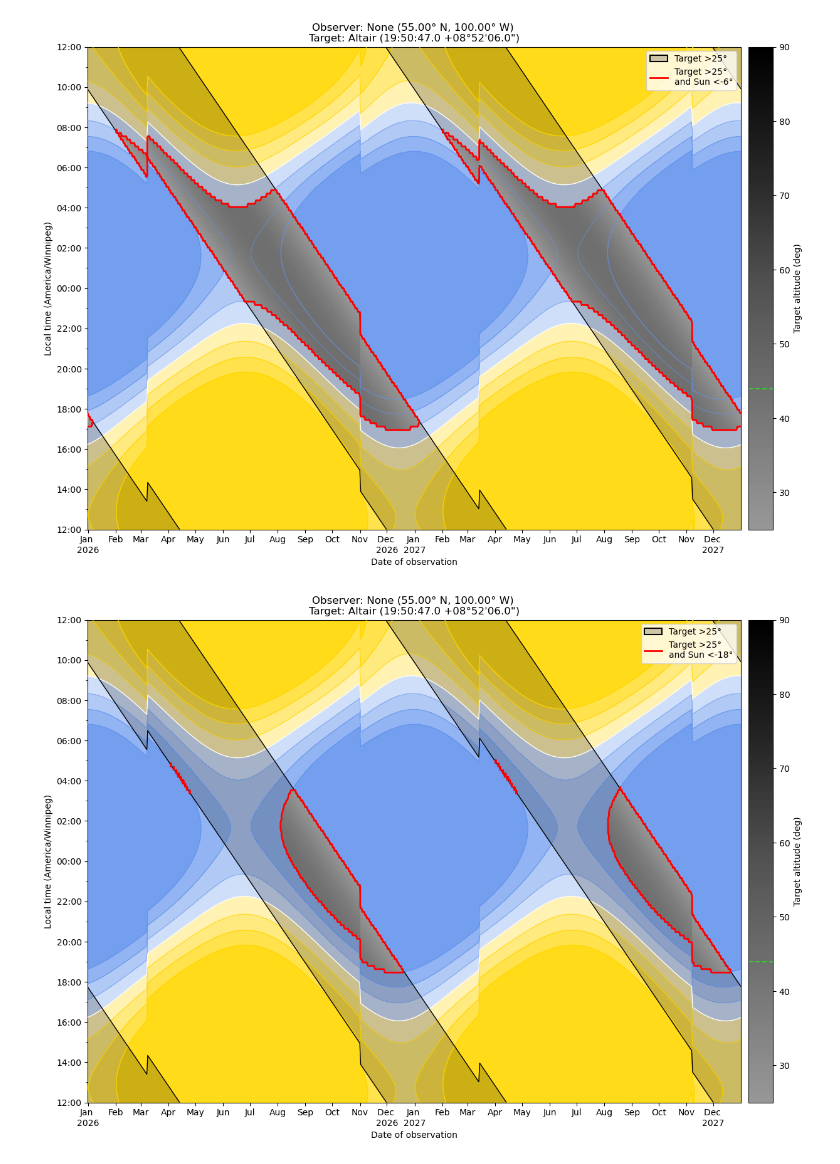
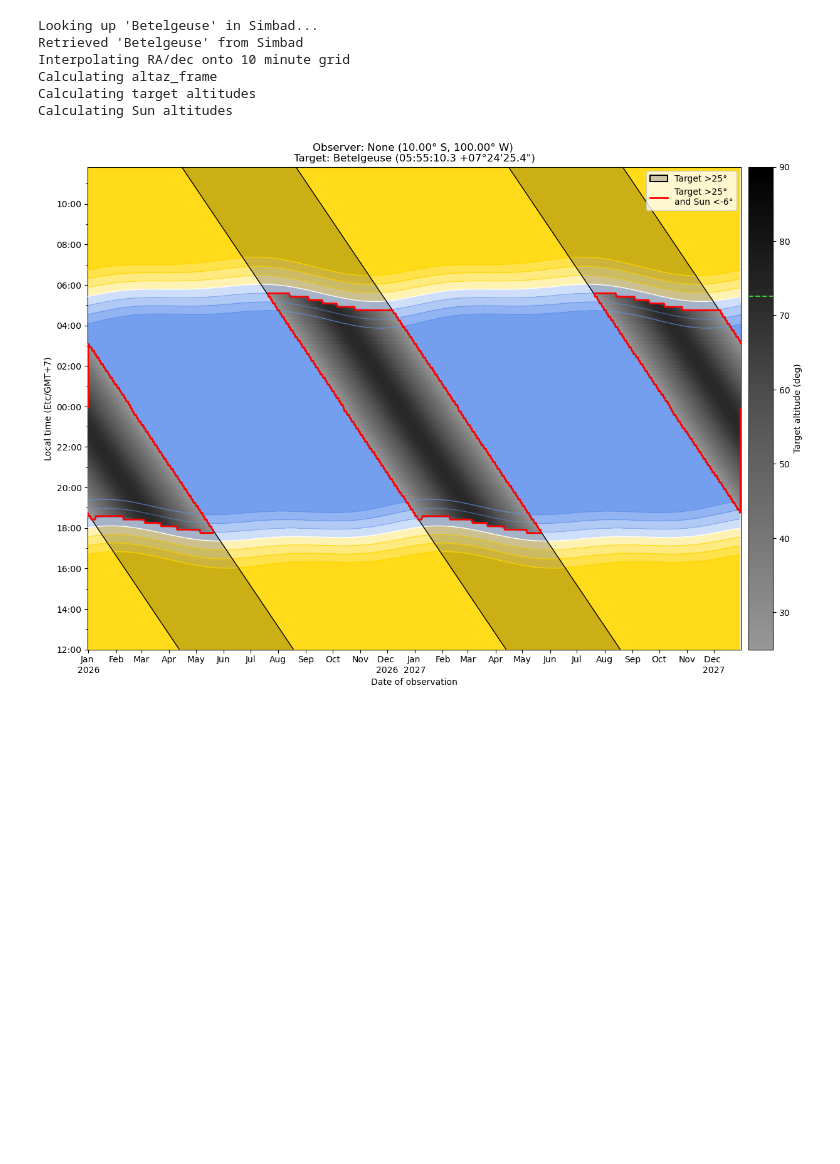
Before and after one commit to johnmomberg/Visibility_Planner, a Jupyter notebook: examples.ipynb, the cells around one changed output. Drawn from its saved outputs; the diff is of its cells as text; code cells hidden in the pictures; blank space fills up the shorter version.

```diff
--- a/examples.ipynb
+++ b/examples.ipynb
@@ -110,15 +107,21 @@ Done.
 # %%
-# Example 6: Altair, but seen from farther north
+# Example 6: Betelgeuse, but seen from southern hemisphere
 
-Observer = src.get_observer(lat_long_tuple=(55, -100))
-Target = src.get_target(target_name="Altair")
-dates, times, target_alt, sun_alt = src.calc_visibility(Observer, Target)
+observer = src.get_observer(lat_long_tuple=(-10, -100))
+target = src.get_target(target_name="Betelgeuse")
 
-src.plot_visibility(dates, times, target_alt, sun_alt, Target, Observer)
+datetimes_utc_1d, target_alt_1d, sun_alt_1d = src.calc_visibility(observer, target)
 
-# Show what happens if you require a stricter darkness level
-src.plot_visibility(dates, times, target_alt, sun_alt, Target, Observer, sun_max_alt=-18)
+x_dates, y_times, sun_alt_2d = src.reshape_altitude(observer, datetimes_utc_1d, sun_alt_1d)
+x_dates, y_times, target_alt_2d = src.reshape_altitude(observer, datetimes_utc_1d, target_alt_1d)
+
+fig = src.plot_visibility(x_dates, y_times, target_alt_2d, sun_alt_2d, target, observer)
 # %% [output]
+Looking up 'Betelgeuse' in Simbad...
+Retrieved 'Betelgeuse' from Simbad
+Interpolating RA/dec onto 10 minute grid
+Calculating altaz_frame
+Calculating target altitudes
+Calculating Sun altitudes
-[figure, old version]
+[figure, new version]
-[figure, removed]
 # %%
```
Also changed, not shown: parts of 13 cells of this notebook, 4 other files.
